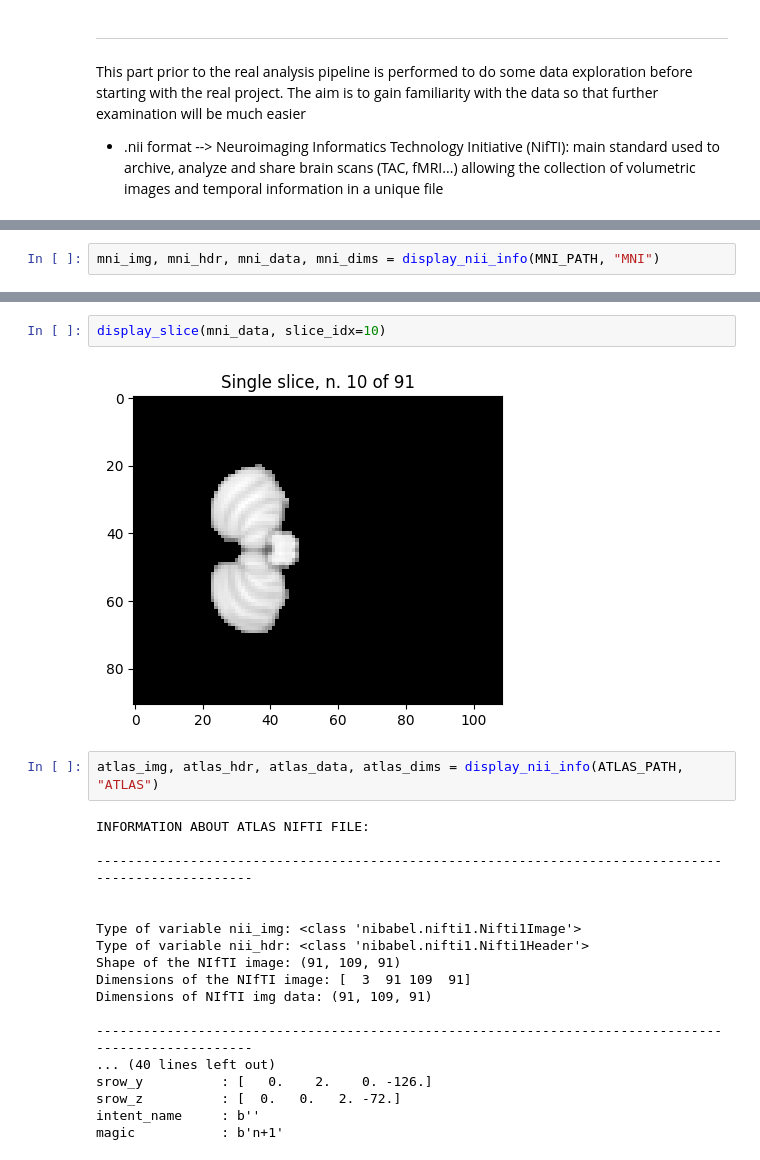
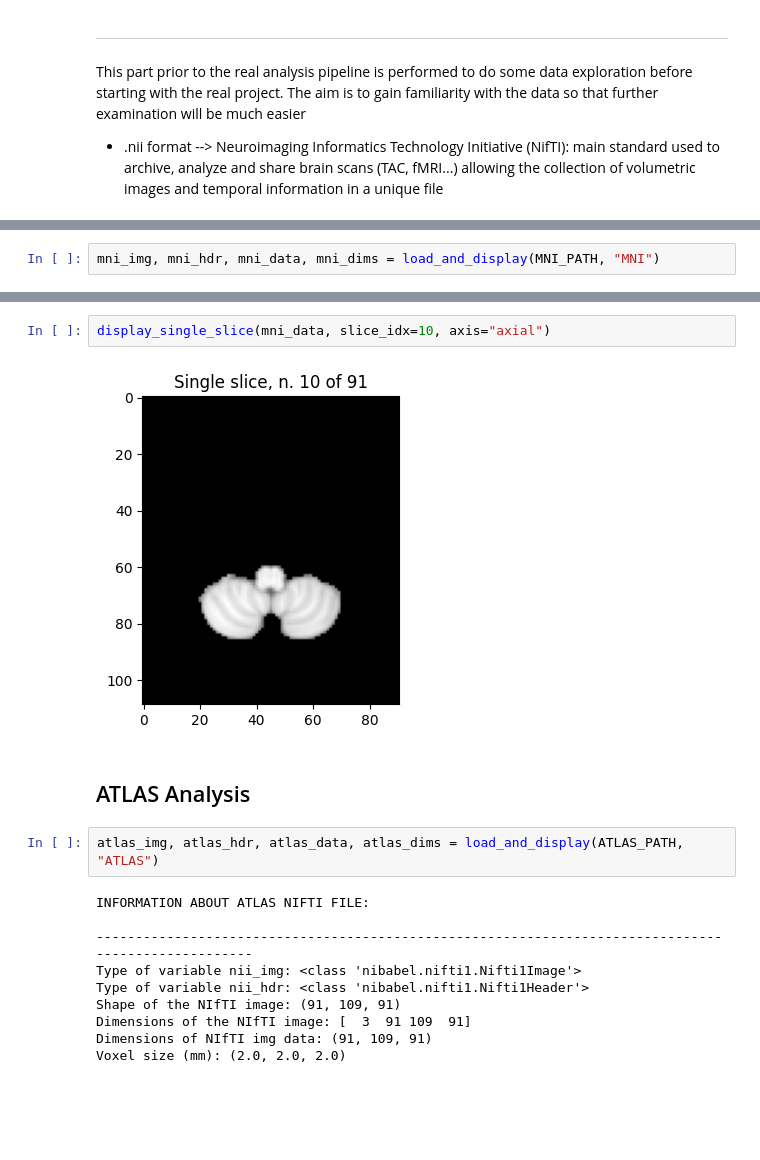
Before and after one commit to tommydelu/MRI-analysis-pipeline, a Jupyter notebook: data_exploration.ipynb, the cells around one changed output, grey strips where cells are left out. Saved outputs shown, nothing was run; the diff lists cells and outputs as text; blank space fills up the shorter version.

```diff
--- a/data_exploration.ipynb
+++ b/data_exploration.ipynb
@@ -162,5 +259,5 @@ If the dimension of the data is [176,256,256] then the last number represents th
 # %%
-mni_img, mni_hdr, mni_data, mni_dims = display_nii_info(MNI_PATH, "MNI")
+mni_img, mni_hdr, mni_data, mni_dims = load_and_display(MNI_PATH, "MNI")
 # %% [output]
 INFORMATION ABOUT MNI NIFTI FILE:
 
@@ -182,25 +271,19 @@ magic           : b'n+1'
 # %%
-display_slice(mni_data, slice_idx=10)
+display_single_slice(mni_data, slice_idx=10, axis="axial")
 # %% [output]
-[figure, old version]
+[figure, new version]
+# %% [markdown]
+## ATLAS Analysis
 # %%
-atlas_img, atlas_hdr, atlas_data, atlas_dims = display_nii_info(ATLAS_PATH, "ATLAS")
+atlas_img, atlas_hdr, atlas_data, atlas_dims = load_and_display(ATLAS_PATH, "ATLAS")
 # %% [output]
 INFORMATION ABOUT ATLAS NIFTI FILE:
 
 ----------------------------------------------------------------------------------------------------
-
-
 Type of variable nii_img: <class 'nibabel.nifti1.Nifti1Image'>
 Type of variable nii_hdr: <class 'nibabel.nifti1.Nifti1Header'>
 Shape of the NIfTI image: (91, 109, 91)
 Dimensions of the NIfTI image: [  3  91 109  91]
 Dimensions of NIfTI img data: (91, 109, 91)
-
-----------------------------------------------------------------------------------------------------
-... (40 lines left out)
-srow_y          : [   0.    2.    0. -126.]
-srow_z          : [  0.   0.   2. -72.]
-intent_name     : b''
-magic           : b'n+1'
+Voxel size (mm): (2.0, 2.0, 2.0)
 # %%
```
Also changed, not shown: parts of 21 cells of this notebook.
